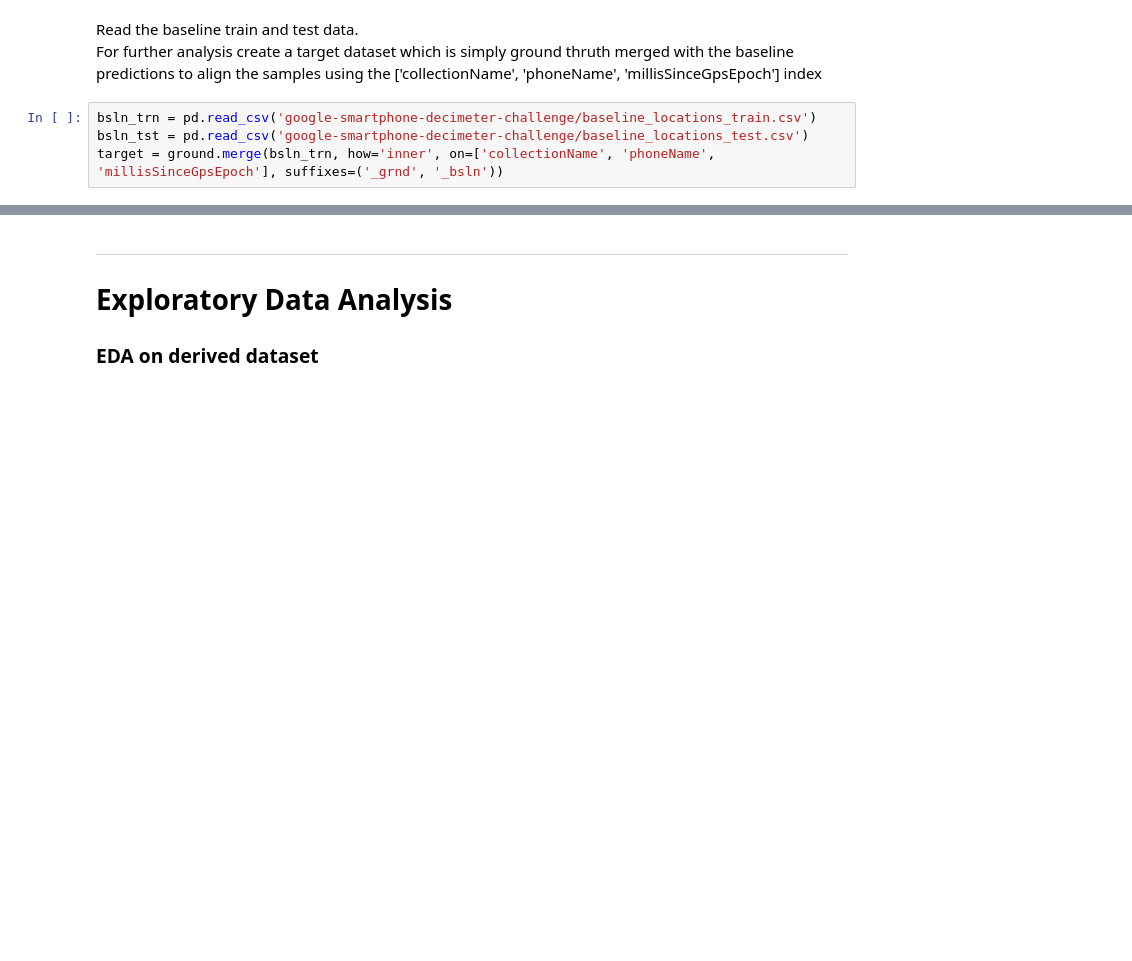
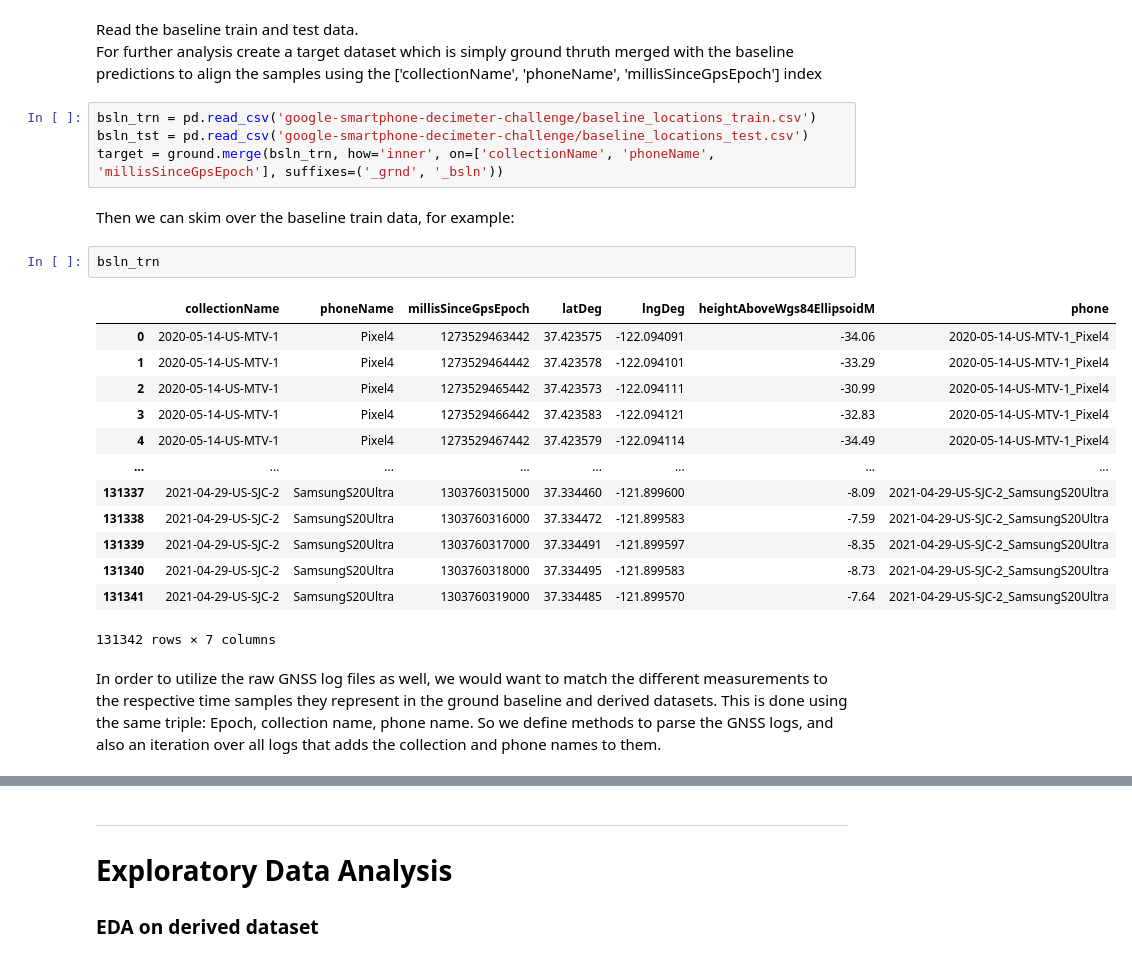
Before and after one commit to shacharhelmer/GNSS-Google, a Jupyter notebook: googlegnss.ipynb, the cells around one changed output, grey strips where cells are left out. Saved outputs shown, nothing was run; the diff lists cells and outputs as text; blank space fills up the shorter version.

```diff
--- a/googlegnss.ipynb
+++ b/googlegnss.ipynb
@@ -275,3 +196,23 @@ For further analysis create a target dataset which is simply ground thruth merge
 bsln_trn = pd.read_csv('google-smartphone-decimeter-challenge/baseline_locations_train.csv')
 bsln_tst = pd.read_csv('google-smartphone-decimeter-challenge/baseline_locations_test.csv')
 target = ground.merge(bsln_trn, how='inner', on=['collectionName', 'phoneName', 'millisSinceGpsEpoch'], suffixes=('_grnd', '_bsln'))
+# %% [markdown]
+Then we can skim over the baseline train data, for example:
+# %%
+bsln_trn
+# %% [output]
+|  | collectionName | phoneName | millisSinceGpsEpoch | latDeg | lngDeg | heightAboveWgs84EllipsoidM | phone |
+| 0 | 2020-05-14-US-MTV-1 | Pixel4 | 1273529463442 | 37.423575 | -122.094091 | -34.06 | 2020-05-14-US-MTV-1_Pixel4 |
+| 1 | 2020-05-14-US-MTV-1 | Pixel4 | 1273529464442 | 37.423578 | -122.094101 | -33.29 | 2020-05-14-US-MTV-1_Pixel4 |
+| 2 | 2020-05-14-US-MTV-1 | Pixel4 | 1273529465442 | 37.423573 | -122.094111 | -30.99 | 2020-05-14-US-MTV-1_Pixel4 |
+| 3 | 2020-05-14-US-MTV-1 | Pixel4 | 1273529466442 | 37.423583 | -122.094121 | -32.83 | 2020-05-14-US-MTV-1_Pixel4 |
+| 4 | 2020-05-14-US-MTV-1 | Pixel4 | 1273529467442 | 37.423579 | -122.094114 | -34.49 | 2020-05-14-US-MTV-1_Pixel4 |
+| ... | ... | ... | ... | ... | ... | ... | ... |
+| 131337 | 2021-04-29-US-SJC-2 | SamsungS20Ultra | 1303760315000 | 37.334460 | -121.899600 | -8.09 | 2021-04-29-US-SJC-2_SamsungS20Ultra |
+| 131338 | 2021-04-29-US-SJC-2 | SamsungS20Ultra | 1303760316000 | 37.334472 | -121.899583 | -7.59 | 2021-04-29-US-SJC-2_SamsungS20Ultra |
+| 131339 | 2021-04-29-US-SJC-2 | SamsungS20Ultra | 1303760317000 | 37.334491 | -121.899597 | -8.35 | 2021-04-29-US-SJC-2_SamsungS20Ultra |
+| 131340 | 2021-04-29-US-SJC-2 | SamsungS20Ultra | 1303760318000 | 37.334495 | -121.899583 | -8.73 | 2021-04-29-US-SJC-2_SamsungS20Ultra |
+| 131341 | 2021-04-29-US-SJC-2 | SamsungS20Ultra | 1303760319000 | 37.334485 | -121.899570 | -7.64 | 2021-04-29-US-SJC-2_SamsungS20Ultra |
+131342 rows × 7 columns
+# %% [markdown]
+In order to utilize the raw GNSS log files as well, we would want to match the different measurements to the respective time samples they represent in the ground baseline and derived datasets. This is done using the same triple: Epoch, collection name, phone name. So we define methods to parse the GNSS logs, and also an iteration over all logs that adds the collection and phone names to them.
```
Also changed, not shown: parts of 80 cells of this notebook.
